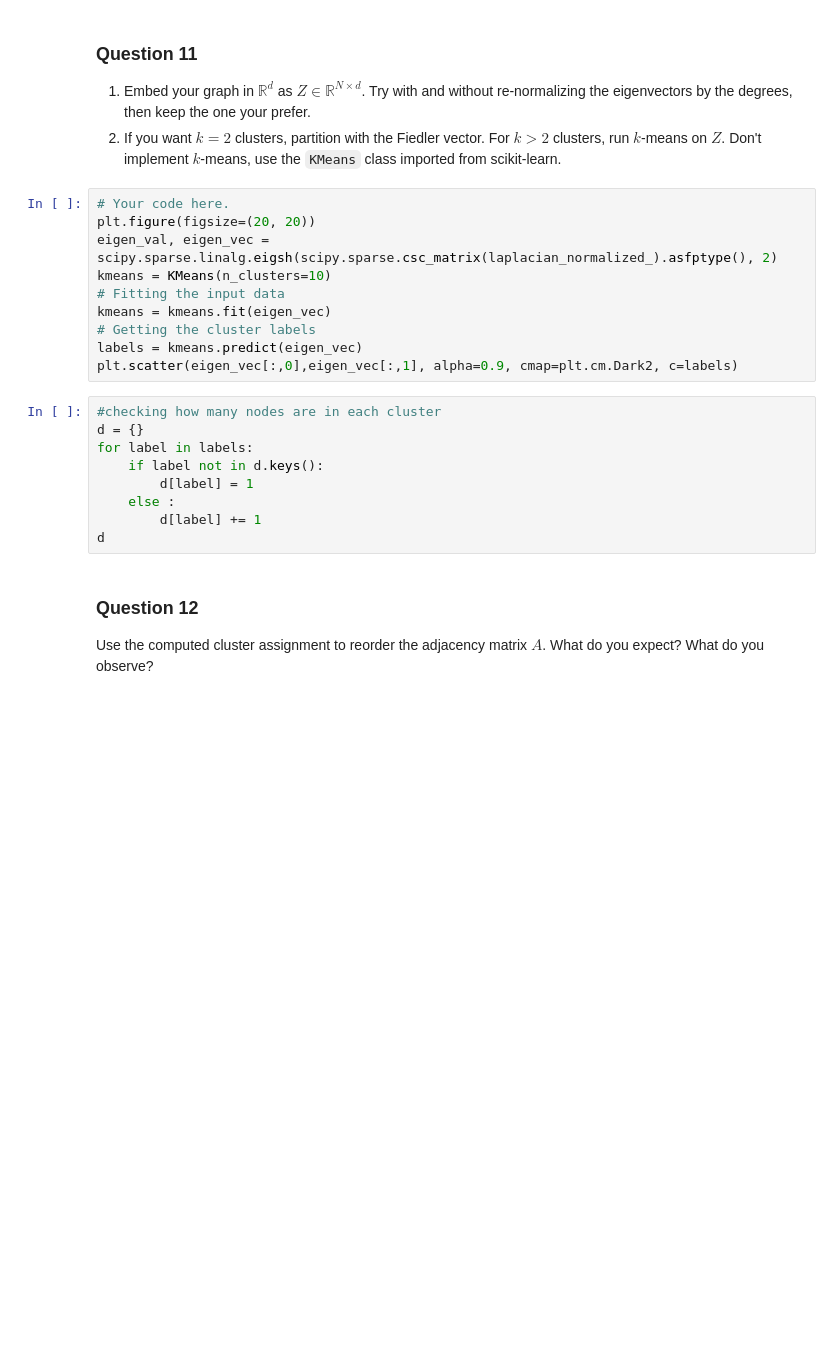
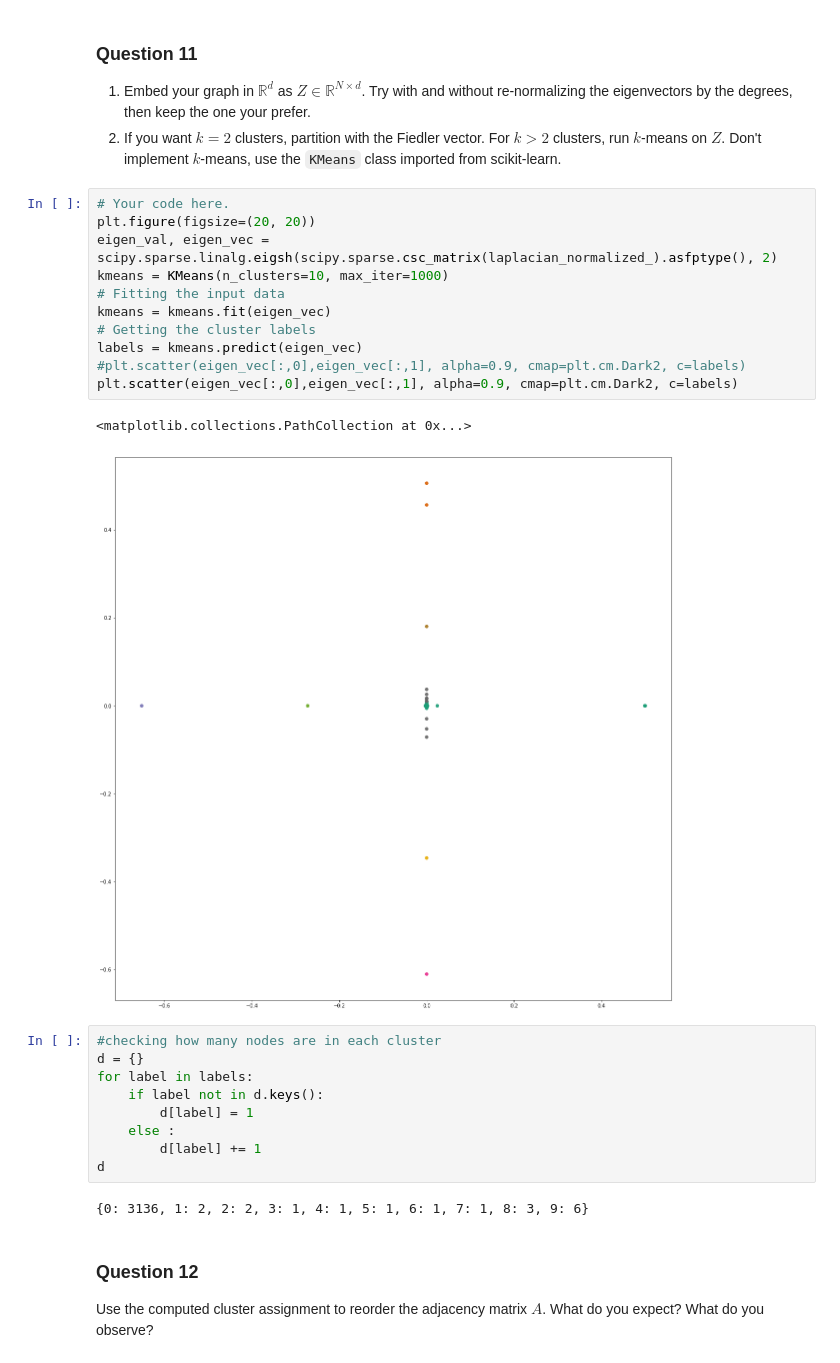
Before and after one commit to rusucosmin/ntp, a Jupyter notebook: 3_spectral_graph_theory.ipynb, the cells around one changed output. Drawn from its saved outputs; the diff is of its cells as text; blank space fills up the shorter version.

```diff
--- a/3_spectral_graph_theory.ipynb
+++ b/3_spectral_graph_theory.ipynb
@@ -242,13 +261,17 @@ k is the number of clusters we will get, d is the dimensionality of our datapoin
 # %%
 # Your code here.
 plt.figure(figsize=(20, 20))
 eigen_val, eigen_vec = scipy.sparse.linalg.eigsh(scipy.sparse.csc_matrix(laplacian_normalized_).asfptype(), 2)
-kmeans = KMeans(n_clusters=10)
+kmeans = KMeans(n_clusters=10, max_iter=1000)
 # Fitting the input data
 kmeans = kmeans.fit(eigen_vec)
 # Getting the cluster labels
 labels = kmeans.predict(eigen_vec)
+#plt.scatter(eigen_vec[:,0],eigen_vec[:,1], alpha=0.9, cmap=plt.cm.Dark2, c=labels)
 plt.scatter(eigen_vec[:,0],eigen_vec[:,1], alpha=0.9, cmap=plt.cm.Dark2, c=labels)
+# %% [output]
+<matplotlib.collections.PathCollection at 0x...>
+[figure, added]
 # %%
 #checking how many nodes are in each cluster
 d = {}
@@ -258,6 +281,8 @@ for label in labels:
     else :
         d[label] += 1
 d
+# %% [output]
+{0: 3136, 1: 2, 2: 2, 3: 1, 4: 1, 5: 1, 6: 1, 7: 1, 8: 3, 9: 6}
 # %% [markdown]
 ### Question 12
 
```
Also changed, not shown: parts of 7 cells of this notebook.
